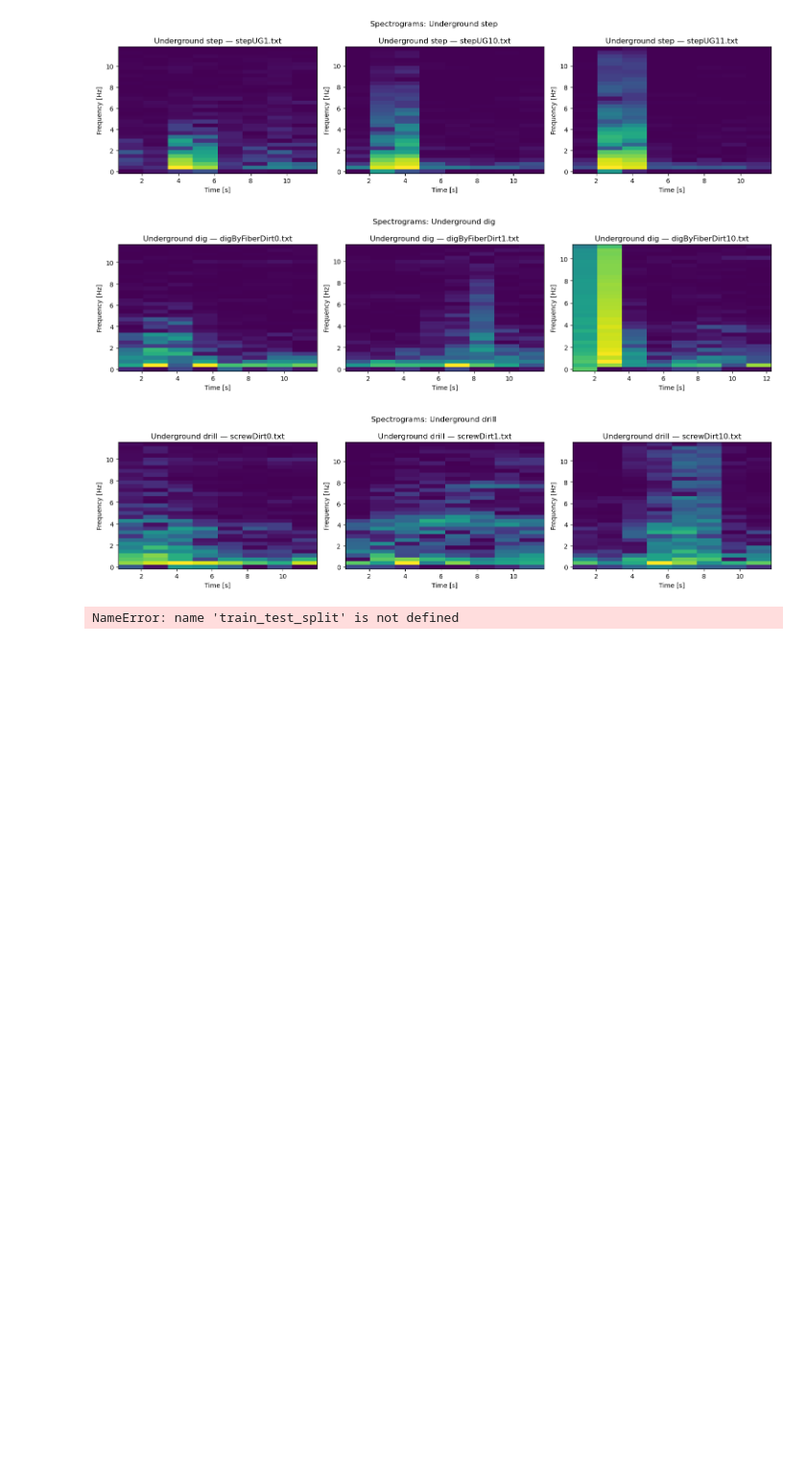
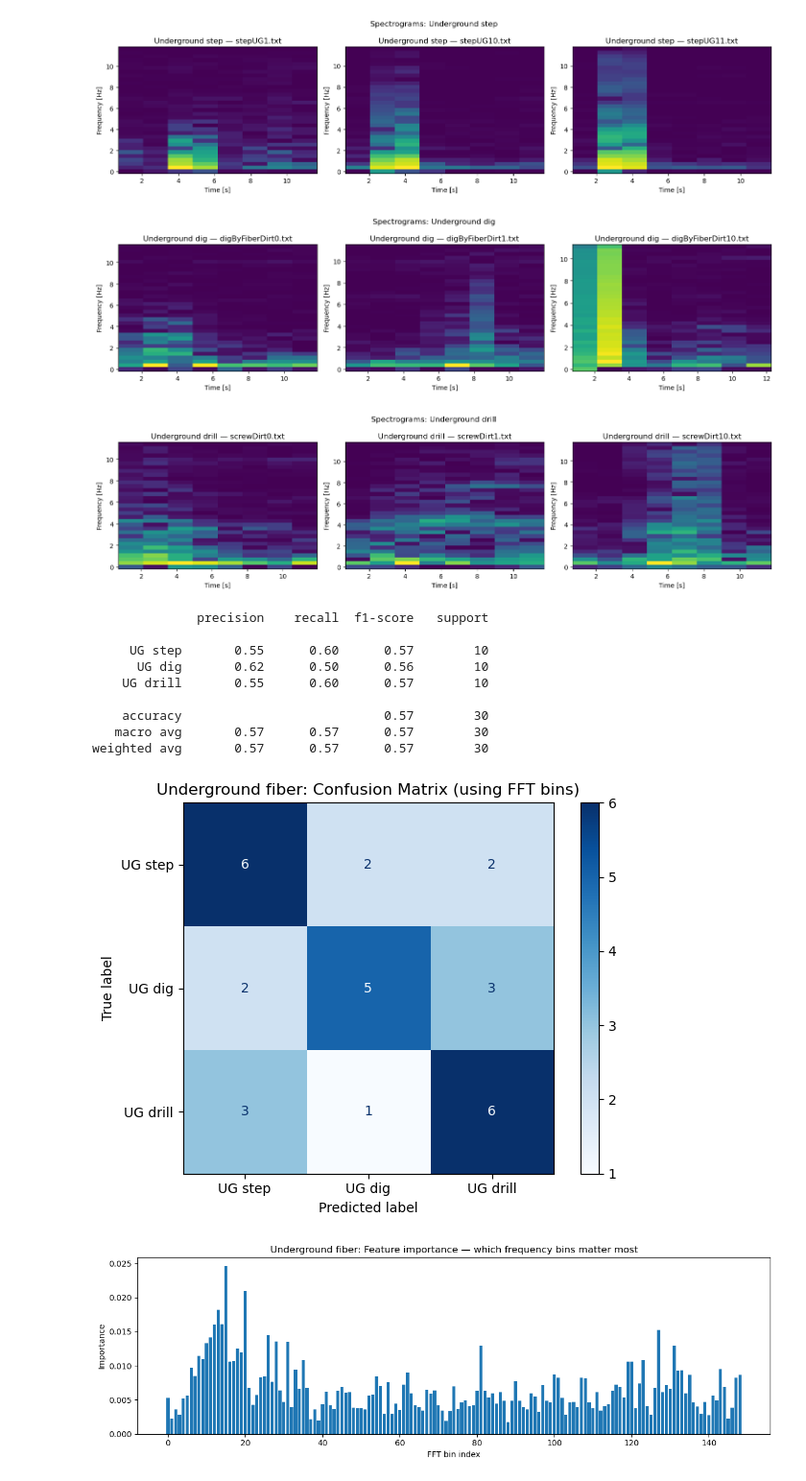
Before and after one commit to leac-1/Fagprojekt-ML, a Jupyter notebook: ML for classification/UW_UG_analysis.ipynb, the cells around one changed output. Shown at 96% size. Cells and saved outputs as stored; diff of their text form; code cells hidden in the pictures; blank space fills up the shorter version.

```diff
--- a/ML for classification/UW_UG_analysis.ipynb
+++ b/ML for classification/UW_UG_analysis.ipynb
@@ -253,38 +253,48 @@ y_UG = np.concatenate([
 # %%
 # Split into train/test
 X_train, X_test, y_train, y_test = train_test_split(
     X_UG, y_UG, test_size=0.2, stratify=y_UG
 )
 
 # Train
 clf = RandomForestClassifier(n_estimators=200)
 clf.fit(X_train, y_train)
 
 # Evaluate
 y_pred = clf.predict(X_test)
 print(classification_report(y_test, y_pred, target_names=["UG step", "UG dig", "UG drill"]))
 
 # Confusion matrix
 cm = confusion_matrix(y_test, y_pred)
 disp = ConfusionMatrixDisplay(cm, display_labels=["UG step", "UG dig", "UG drill"])
 disp.plot(cmap="Blues")
-plt.title("10km fiber: Confusion Matrix (using FFT bins)")
+plt.title("Underground fiber: Confusion Matrix (using FFT bins)")
 plt.tight_layout()
-plt.savefig("confusion_matrix_UG1.png", dpi=150)
+plt.savefig("confusion_matrix_UG5.png", dpi=150)
 plt.show()
 
 # Feature importance
 importances = clf.feature_importances_
 plt.figure(figsize=(12, 4))
 plt.bar(range(len(importances)), importances)
 plt.xlabel("FFT bin index")
 plt.ylabel("Importance")
-plt.title("10km fiber: Feature importance — which frequency bins matter most")
+plt.title("Underground fiber: Feature importance — which frequency bins matter most")
 plt.tight_layout()
-plt.savefig("feature_importance_UG1.png", dpi=150)
+plt.savefig("feature_importance_UG5.png", dpi=150)
 plt.show()
 # %% [output]
-NameError: name 'train_test_split' is not defined
+              precision    recall  f1-score   support
+
+     UG step       0.55      0.60      0.57        10
+      UG dig       0.62      0.50      0.56        10
+    UG drill       0.55      0.60      0.57        10
+
+    accuracy                           0.57        30
+   macro avg       0.57      0.57      0.57        30
+weighted avg       0.57      0.57      0.57        30
+[figure, added]
+[figure, added]
 # %%
 cv_scores = cross_val_score(clf, X_UG, y_UG, cv=5, scoring="accuracy")
 print(f"Cross-validation accuracy: {cv_scores.mean():.3f} ± {cv_scores.std():.3f}")
```
Also changed, not shown: parts of 1 cell of this notebook.
